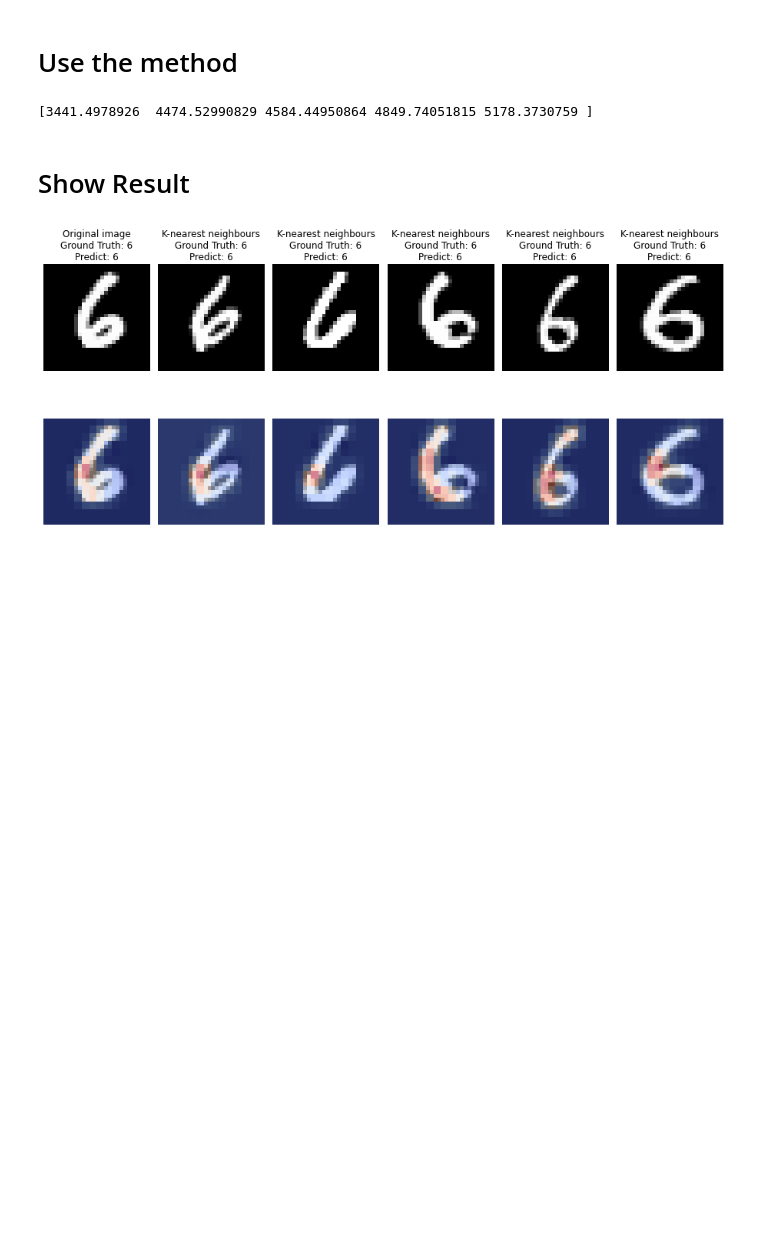
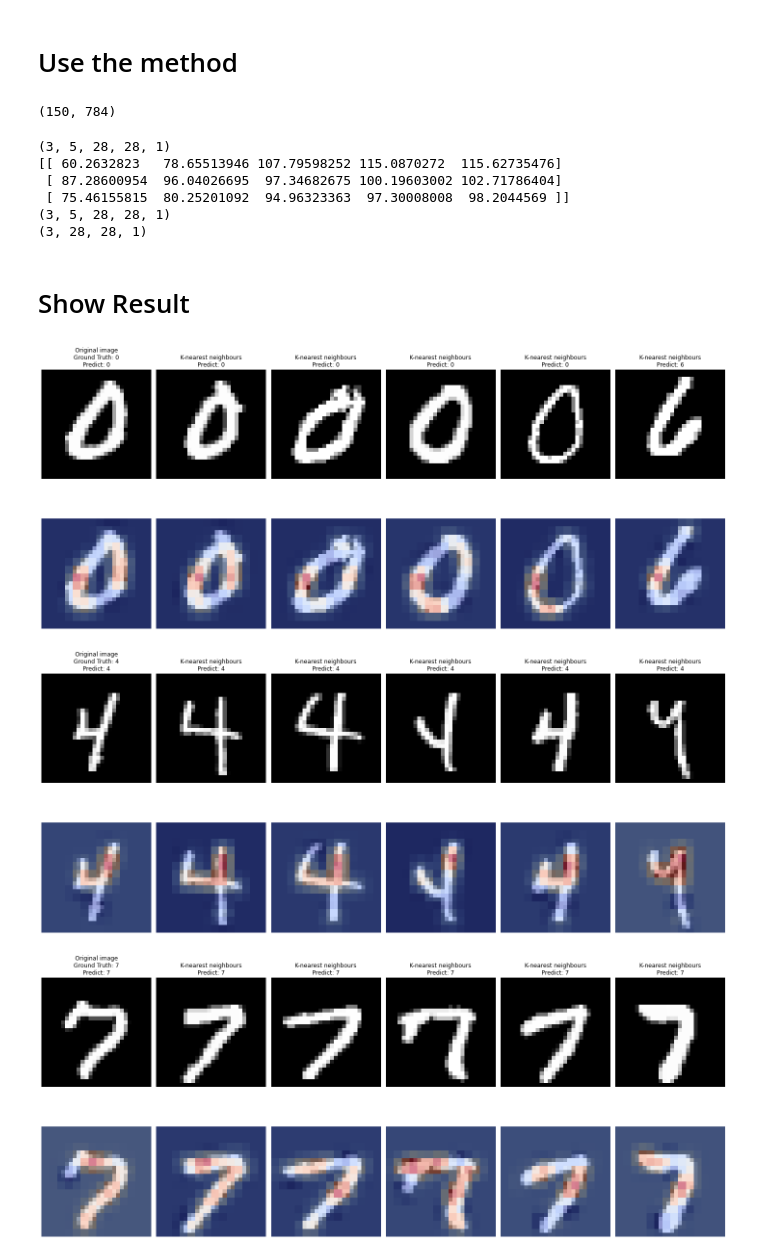
Before and after one commit to AdelinCO/twin-system, a Jupyter notebook: 2ndCBE_ANN_MNIST.ipynb, the cells around one changed output. Saved outputs shown, nothing was run; the diff lists cells and outputs as text; code cells hidden in the pictures; blank space fills up the shorter version.

```diff
--- a/2ndCBE_ANN_MNIST.ipynb
+++ b/2ndCBE_ANN_MNIST.ipynb
@@ -28,6 +28,8 @@ def normalize_img(image, label):
 ds_train = ds_train.map(normalize_img)
 ds_test = ds_test.map(normalize_img)
 ds_val = ds_val.map(normalize_img)
+
+nb_classes = 10
 # %%
 model = tf.keras.models.load_model('../modelmnist')
 # %%
@@ -293,20 +378,30 @@ distance_function = DistanceMetric.get_metric('euclidean')
 
 explainer = CaseBasedExplainer(model,
                                images_tr,
-                               targets_train,
+                               labels,
                                distance_function = distance_function,
                                weights_extraction_function = weights_extraction_function,
                                k = 5)
+# %% [output]
+(150, 784)
 # %%
-examples, examples_dist, weight = explainer.explain(inputs, targets)
-#print(examples)
-print(examples_dist)
-#print(weight)
+examples, examples_distance, examples_weights, inputs_weights = explainer.explain(inputs)
+print(np.asarray(examples).shape)
+print(examples_distance)
+print(np.asarray(examples_weights).shape)
+print(np.asarray(inputs_weights).shape)
 # %% [output]
-[3441.4978926  4474.52990829 4584.44950864 4849.74051815 5178.3730759 ]
+(3, 5, 28, 28, 1)
+[[ 60.2632823   78.65513946 107.79598252 115.0870272  115.62735476]
+ [ 87.28600954  96.04026695  97.34682675 100.19603002 102.71786404]
+ [ 75.46155815  80.25201092  94.96323363  97.30008008  98.2044569 ]]
+(3, 5, 28, 28, 1)
+(3, 28, 28, 1)
 # %% [markdown]
 # Show Result
 # %%
-explainer.showResult(inputs, examples_dist, weight, indice_input, labels, labels_list)
+explainer.show_Result(inputs, examples, examples_distance, inputs_weights, examples_weights, indice_originale, labels, labels_list)
 # %% [output]
-[figure, old version]
+[figure, new version]
+[figure, added]
+[figure, added]
```
Also changed, not shown: parts of 3 cells of this notebook, 1 other file.
